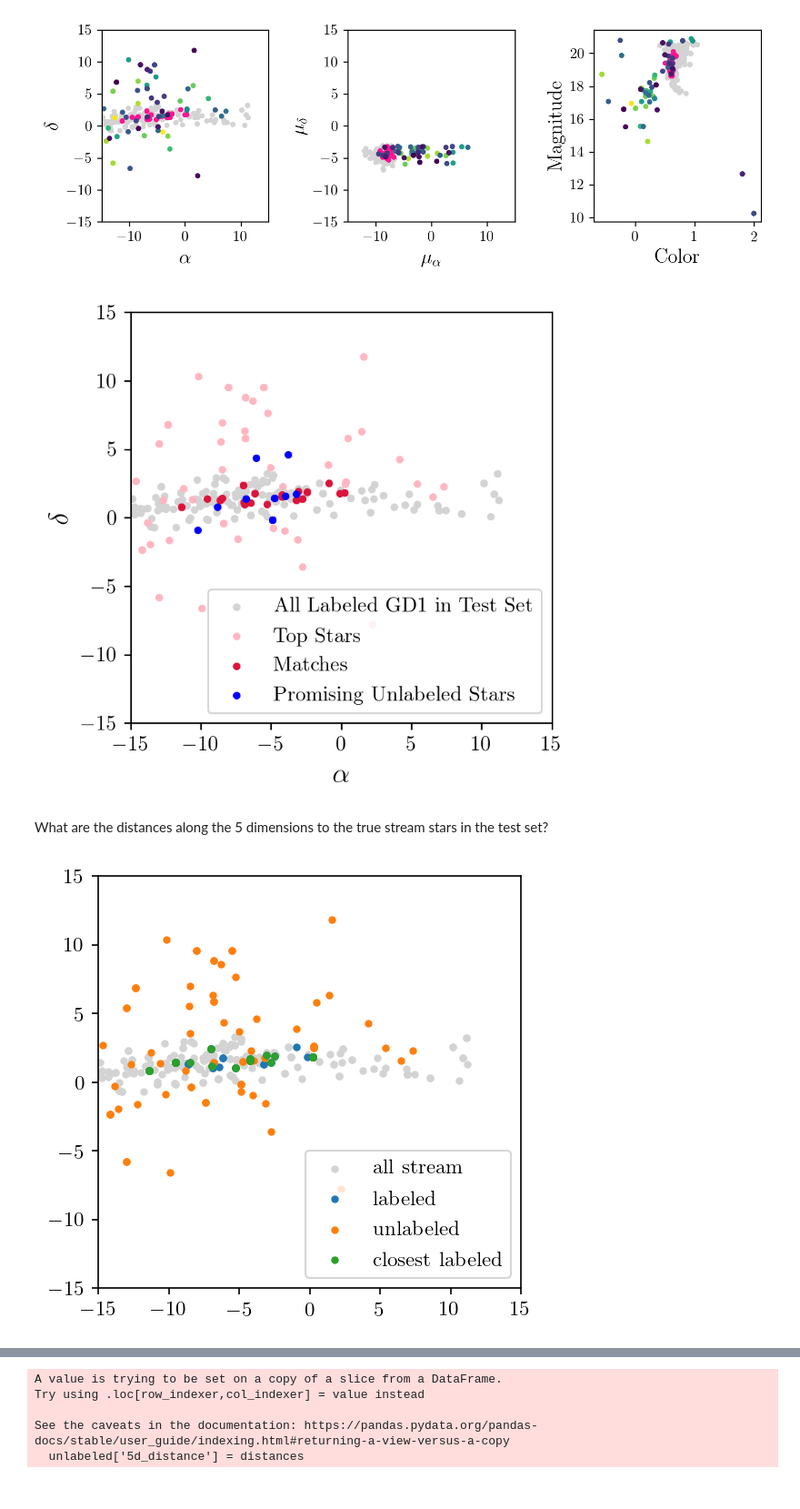
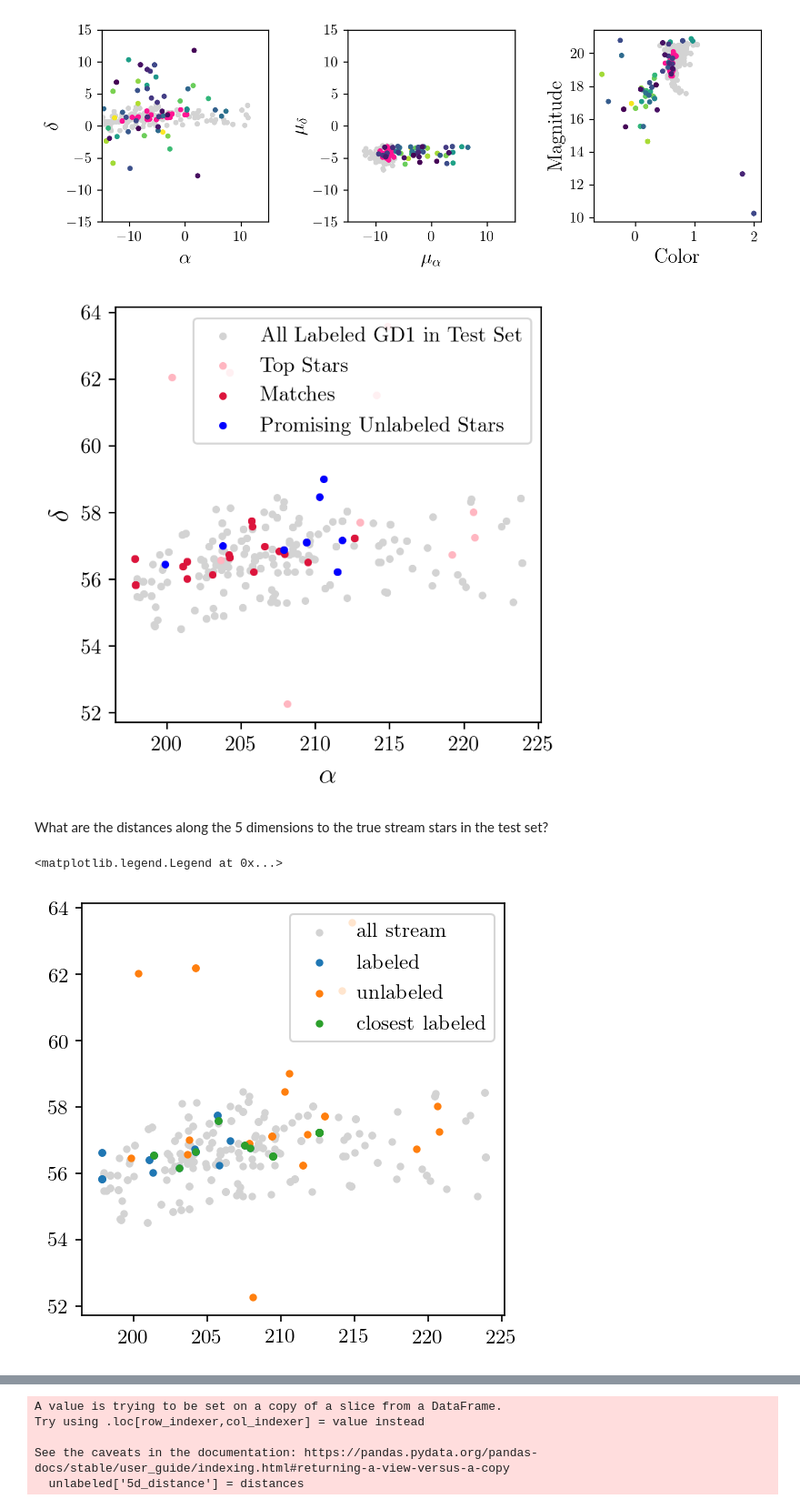
Before and after one commit to hep-lbdl/GaiaCWoLa, a Jupyter notebook: notebooks/mislabeled_stream_stars.ipynb, the cells around one changed output, grey strips where cells are left out. Shown at 91% size. Drawn from its saved outputs; the diff is of its cells as text; code cells hidden in the pictures.

```diff
--- a/notebooks/mislabeled_stream_stars.ipynb
+++ b/notebooks/mislabeled_stream_stars.ipynb
@@ -37,7 +37,9 @@ coreClock: 1.74GHz coreCount: 84 deviceMemorySize: 44.56GiB deviceMemoryBandwidt
 # %% [markdown]
 ### Load the optimized tail file from a previous training
 # %%
-test = pd.read_hdf("../trained_models/foundtail_size128_batch10000_epochs2000/df_test.h5")
+test = pd.read_hdf("../trained_models/foundtail_size128_batch10000_epochs2000_again/df_test.h5")
+test.α = test.α + 212.7
+test.δ = test.δ + 55.2
 # %%
 visualize_stream(test)
 # %% [output]
@@ -65,7 +63,7 @@ Top 100 stars: Purity = 31.0%
 # %% [markdown]
 ### Now let's investigate the stars that look plausibly stream-like but are not labeled as part of the stream
 # %%
-n_top_stars = 100
+n_top_stars = 50
 top_stars = test.sort_values('nn_score',ascending=False)[:n_top_stars] # pick the top ranked stars
 
 # sort by labeled and unlabeled
@@ -178,13 +187,15 @@ plt.scatter(test[test.stream].α, test[test.stream].δ, color = "lightgray", mar
 plt.scatter(top_stars.α, top_stars.δ, marker='.', color="lightpink", label="Top Stars")
 plt.scatter(labeled.α, labeled.δ, marker='.', color="crimson", label="Matches")
 plt.scatter(promising.α, promising.δ, marker='.', color="blue", label="Promising Unlabeled Stars")
-plt.xlim(-15,15)
-plt.ylim(-15,15)
+# plt.xlim(-15,15)
+# plt.ylim(-15,15)
+ax.set_xlim(test.α.min(),test.α.max())
+ax.set_ylim(test.δ.min(),test.δ.max())
 plt.legend()
 plt.xlabel(r"$\alpha$")
 plt.ylabel(r"$\delta$");
 # %% [output]
-[figure, old version]
+[figure, new version]
 # %% [markdown]
 What are the distances along the 5 dimensions to the true stream stars in the test set?
 # %%
@@ -195,14 +206,15 @@ closest_labeled = labeled.iloc[dists.argmin(axis=0)]
 # %%
 fig = plt.figure(figsize=(4,4), dpi=150)
 plt.scatter(test[test.stream].α, test[test.stream].δ, color="lightgray", marker='.', label="all stream")
 plt.scatter(labeled.α, labeled.δ, label="labeled", marker='.')
 plt.scatter(unlabeled.α, unlabeled.δ, label="unlabeled", marker='.')
 plt.scatter(closest_labeled.α, closest_labeled.δ, label="closest labeled", marker='.')
 plt.legend()
-plt.xlim(-15,15)
-plt.ylim(-15,15);
+# plt.xlim(-15,15)
+# plt.ylim(-15,15);
 # %% [output]
+<matplotlib.legend.Legend at 0x...>
-[figure, old version]
+[figure, new version]
 # %%
 closest_dists = distance_matrix(closest_labeled[cols].to_numpy(), unlabeled[cols].to_numpy())
 # closest_labeled = unlabeled.iloc[dists.argmin(axis=0)]
```
Also changed, not shown: parts of 18 cells of this notebook, 1 other file.
